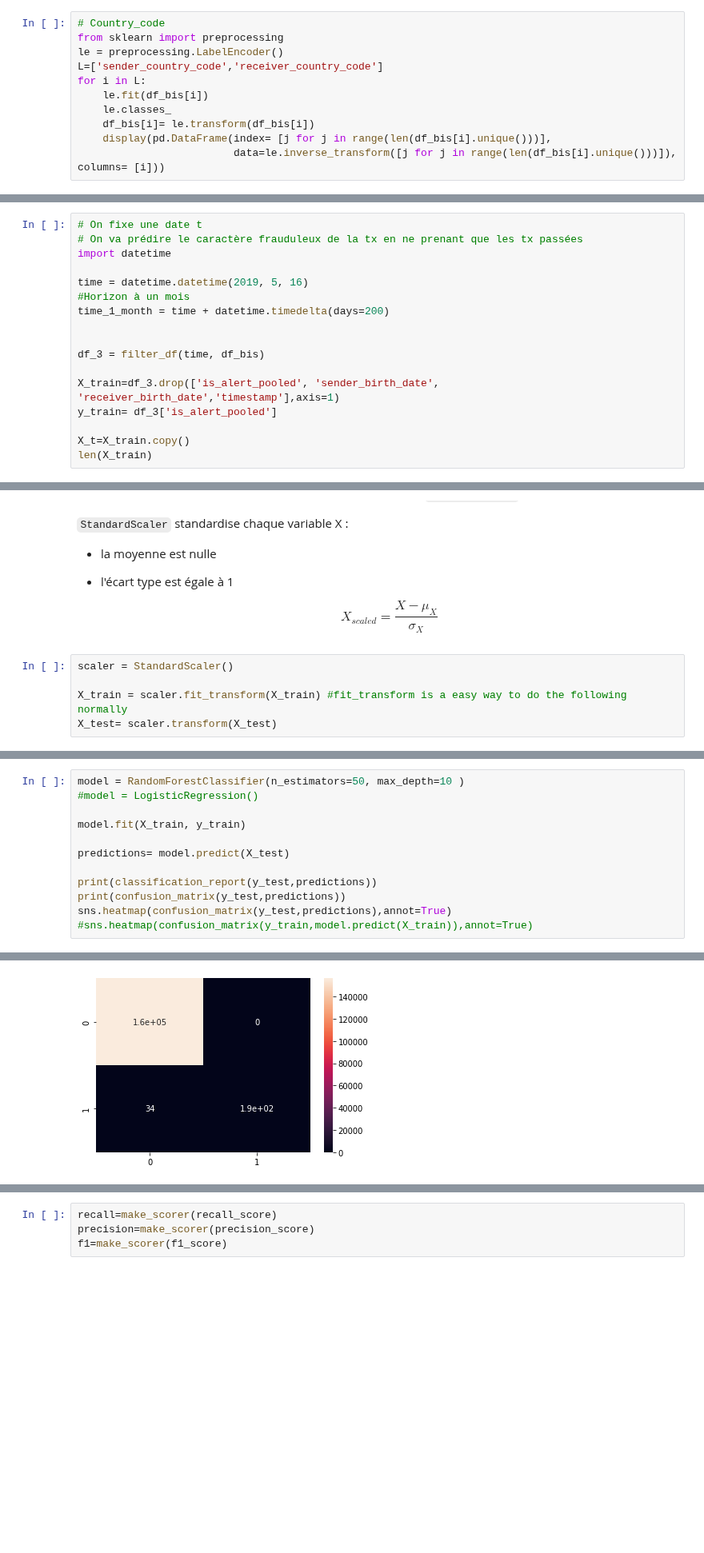
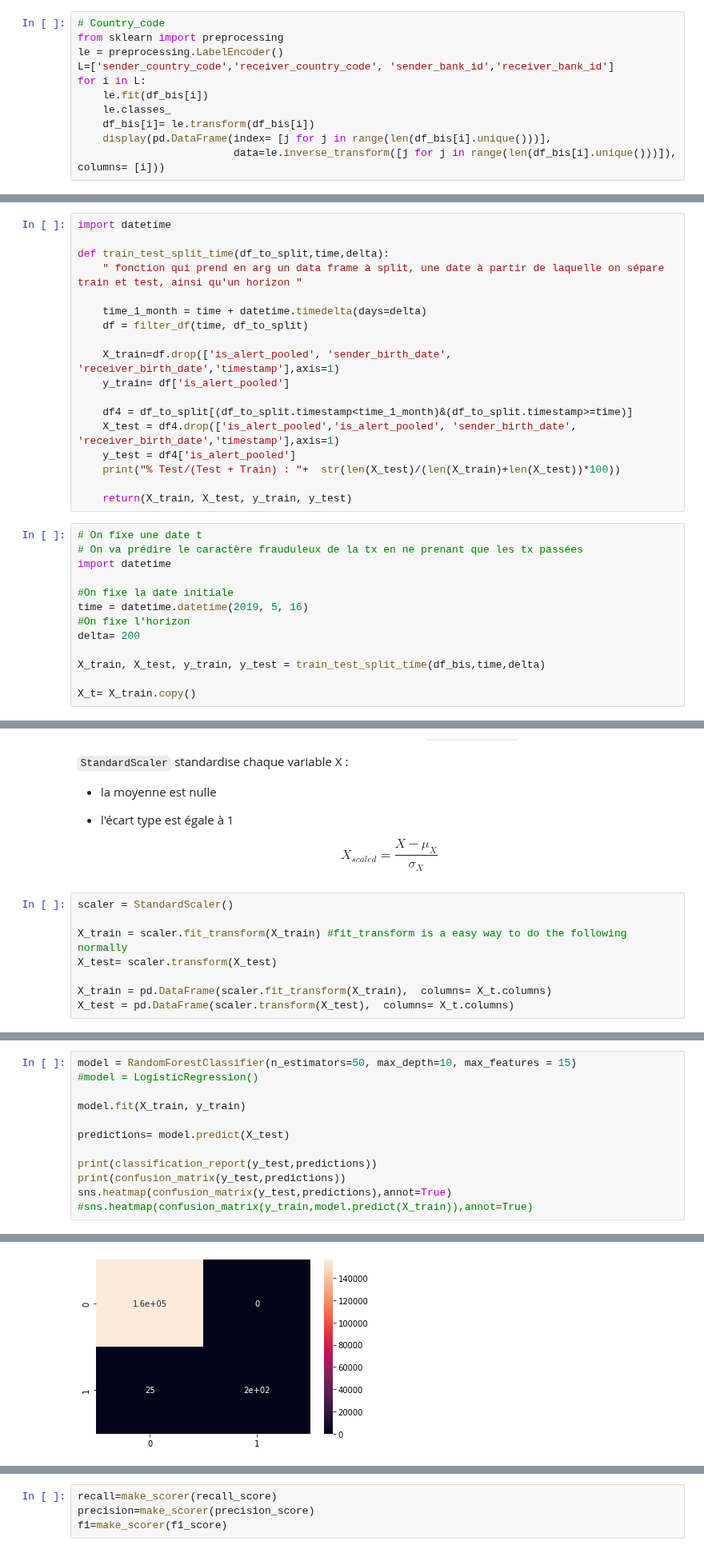
Before and after one commit to CorentinPernot/Statapp, a Jupyter notebook: Notebook/modé.ipynb, the cells around one changed output, grey strips where cells are left out. Shown at 80% size. Saved outputs shown, nothing was run; the diff lists cells and outputs as text; blank space fills up the shorter version.

```diff
--- a/Notebook/modé.ipynb
+++ b/Notebook/modé.ipynb
@@ -120,7 +122,7 @@ df_bis.head(3)
 # Country_code
 from sklearn import preprocessing
 le = preprocessing.LabelEncoder()
-L=['sender_country_code','receiver_country_code']
+L=['sender_country_code','receiver_country_code', 'sender_bank_id','receiver_bank_id']
 for i in L:
     le.fit(df_bis[i])
     le.classes_
@@ -263,21 +274,35 @@ from sklearn.linear_model import LogisticRegression
 from sklearn.ensemble import RandomForestClassifier
 from sklearn.neighbors import KNeighborsClassifier
 from sklearn.metrics import classification_report,confusion_matrix
+# %%
+import datetime
+
+def train_test_split_time(df_to_split,time,delta):
+    " fonction qui prend en arg un data frame à split, une date à partir de laquelle on sépare train et test, ainsi qu'un horizon "
+
+    time_1_month = time + datetime.timedelta(days=delta)
+    df = filter_df(time, df_to_split)
+
+    X_train=df.drop(['is_alert_pooled', 'sender_birth_date', 'receiver_birth_date','timestamp'],axis=1)
+    y_train= df['is_alert_pooled']
+
+    df4 = df_to_split[(df_to_split.timestamp<time_1_month)&(df_to_split.timestamp>=time)]
+    X_test = df4.drop(['is_alert_pooled','is_alert_pooled', 'sender_birth_date', 'receiver_birth_date','timestamp'],axis=1)
+    y_test = df4['is_alert_pooled']
+    print("% Test/(Test + Train) : "+  str(len(X_test)/(len(X_train)+len(X_test))*100))
+
+    return(X_train, X_test, y_train, y_test)
 # %%
 # On fixe une date t
 # On va prédire le caractère frauduleux de la tx en ne prenant que les tx passées
 import datetime
 
+#On fixe la date initiale
 time = datetime.datetime(2019, 5, 16)
-#Horizon à un mois
-time_1_month = time + datetime.timedelta(days=200)
+#On fixe l'horizon
+delta= 200
 
+X_train, X_test, y_train, y_test = train_test_split_time(df_bis,time,delta)
 
-df_3 = filter_df(time, df_bis)
-
-X_train=df_3.drop(['is_alert_pooled', 'sender_birth_date', 'receiver_birth_date','timestamp'],axis=1)
-y_train= df_3['is_alert_pooled']
-
-X_t=X_train.copy()
-len(X_train)
+X_t= X_train.copy()
 # %% [output]
@@ -328,3 +344,6 @@ scaler = StandardScaler()
 
 X_train = scaler.fit_transform(X_train) #fit_transform is a easy way to do the following normally
 X_test= scaler.transform(X_test)
+
+X_train = pd.DataFrame(scaler.fit_transform(X_train),  columns= X_t.columns)
+X_test = pd.DataFrame(scaler.transform(X_test),  columns= X_t.columns)
@@ -331,5 +360,5 @@ X_test= scaler.transform(X_test)
 # %%
-model = RandomForestClassifier(n_estimators=50, max_depth=10 )
+model = RandomForestClassifier(n_estimators=50, max_depth=10, max_features = 15)
 #model = LogisticRegression()
 
 model.fit(X_train, y_train)
@@ -355,5 +384,5 @@ weighted avg       1.00      1.00      1.00    156528
 <AxesSubplot:>
-[figure, old version]
+[figure, new version]
 # %%
 #RFClassifier
 importances = model.feature_importances_
```
Also changed, not shown: parts of 18 cells of this notebook.
